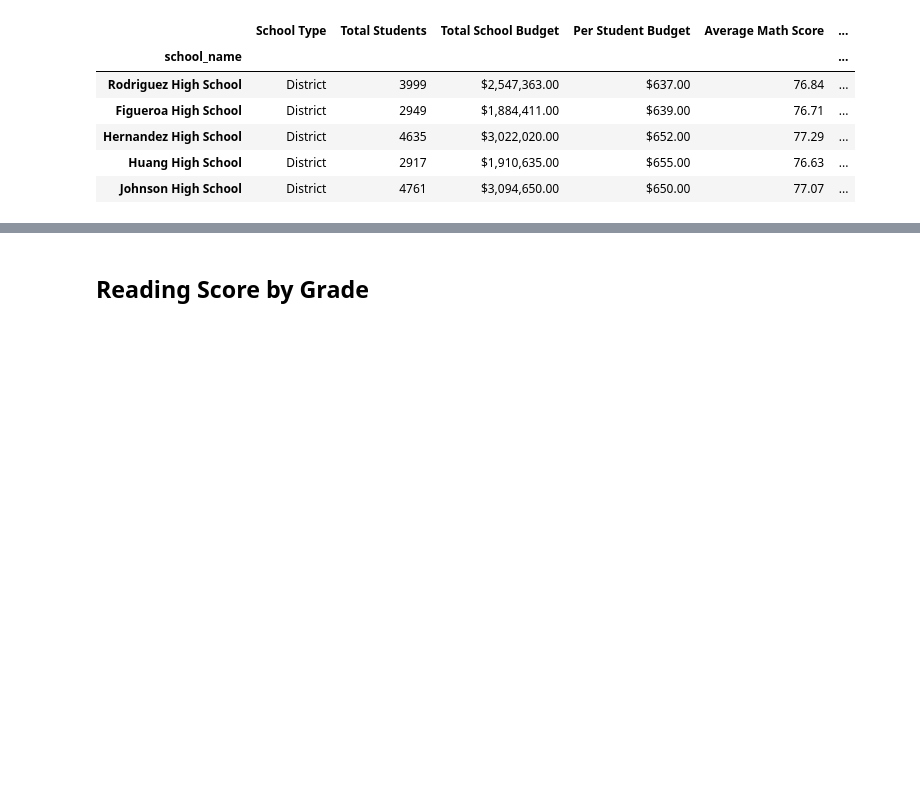
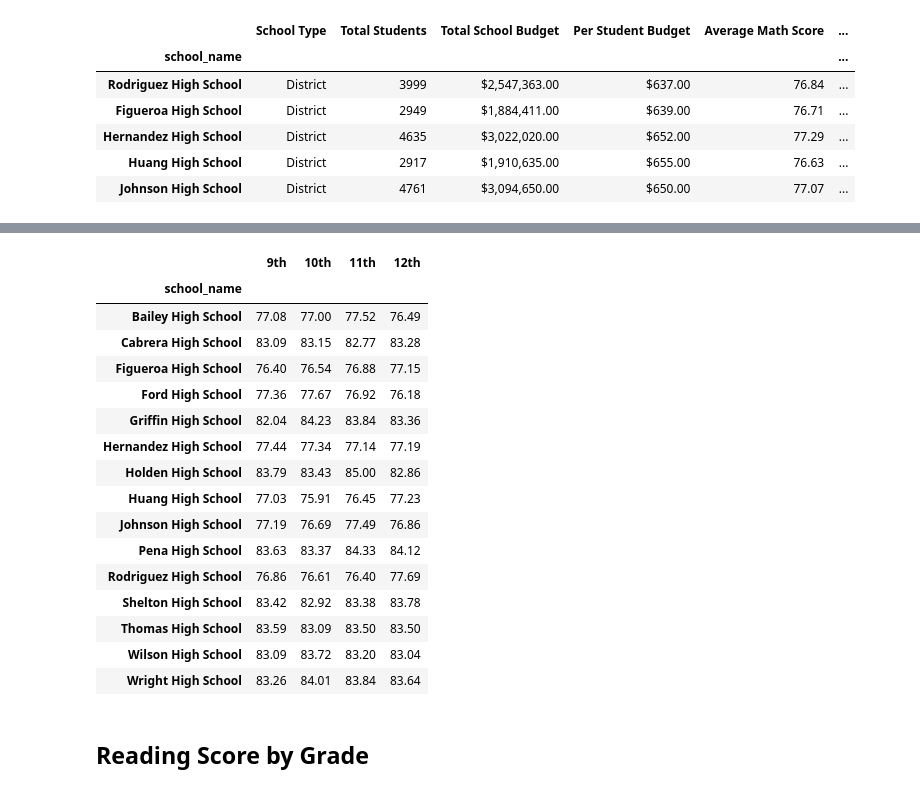
Before and after one commit to drjulie2105/pandas-challenge, a Jupyter notebook: PyCitySchools/PyCitySchools_starter.ipynb, the cells around one changed output, grey strips where cells are left out. Cells and saved outputs as stored; diff of their text form; code cells hidden in the pictures; blank space fills up the shorter version.

Commit message:
Updated through Math by Grade

```diff
--- a/PyCitySchools/PyCitySchools_starter.ipynb
+++ b/PyCitySchools/PyCitySchools_starter.ipynb
@@ -483,0 +454,3 @@ bottom_five_schools.head()
+# %%
+ninth_math=school_data_complete.loc[school_data_complete["grade"]=="9th"].groupby("school_name")["math_score"].mean()
+ninth_math
@@ -483,0 +475,3 @@ bottom_five_schools.head()
+# %%
+tenth_math=school_data_complete.loc[school_data_complete["grade"]=="10th"].groupby("school_name")["math_score"].mean()
+tenth_math
@@ -483,0 +496,3 @@ bottom_five_schools.head()
+# %%
+eleventh_math=school_data_complete.loc[school_data_complete["grade"]=="11th"].groupby("school_name")["math_score"].mean()
+eleventh_math
@@ -483,0 +517,3 @@ bottom_five_schools.head()
+# %%
+twelfth_math=school_data_complete.loc[school_data_complete["grade"]=="12th"].groupby("school_name")["math_score"].mean()
+twelfth_math
@@ -484,3 +538,35 @@ bottom_five_schools.head()
+# %%
+math_by_grade=pd.DataFrame({"9th":ninth_math,
+                            "10th":tenth_math,
+                            "11th":eleventh_math,
+                            "12th": twelfth_math})
+
+
+math_by_grade["9th"]=math_by_grade["9th"].map("{:.2f}".format)
+math_by_grade["10th"]=math_by_grade["10th"].map("{:.2f}".format)
+math_by_grade["11th"]=math_by_grade["11th"].map("{:.2f}".format)
+math_by_grade["12th"]=math_by_grade["12th"].map("{:.2f}".format)
+
+
+math_by_grade
+# %% [output]
+|  | 9th | 10th | 11th | 12th |
+| school_name |  |  |  |  |
+| Bailey High School | 77.08 | 77.00 | 77.52 | 76.49 |
+| Cabrera High School | 83.09 | 83.15 | 82.77 | 83.28 |
+| Figueroa High School | 76.40 | 76.54 | 76.88 | 77.15 |
+| Ford High School | 77.36 | 77.67 | 76.92 | 76.18 |
+| Griffin High School | 82.04 | 84.23 | 83.84 | 83.36 |
+| Hernandez High School | 77.44 | 77.34 | 77.14 | 77.19 |
+| Holden High School | 83.79 | 83.43 | 85.00 | 82.86 |
+| Huang High School | 77.03 | 75.91 | 76.45 | 77.23 |
+| Johnson High School | 77.19 | 76.69 | 77.49 | 76.86 |
+| Pena High School | 83.63 | 83.37 | 84.33 | 84.12 |
+| Rodriguez High School | 76.86 | 76.61 | 76.40 | 77.69 |
+| Shelton High School | 83.42 | 82.92 | 83.38 | 83.78 |
+| Thomas High School | 83.59 | 83.09 | 83.50 | 83.50 |
+| Wilson High School | 83.09 | 83.72 | 83.20 | 83.04 |
+| Wright High School | 83.26 | 84.01 | 83.84 | 83.64 |
 # %% [markdown]
 ## Reading Score by Grade
 # %% [markdown]
```
Also changed, not shown: parts of 7 cells of this notebook, 1 other file.
